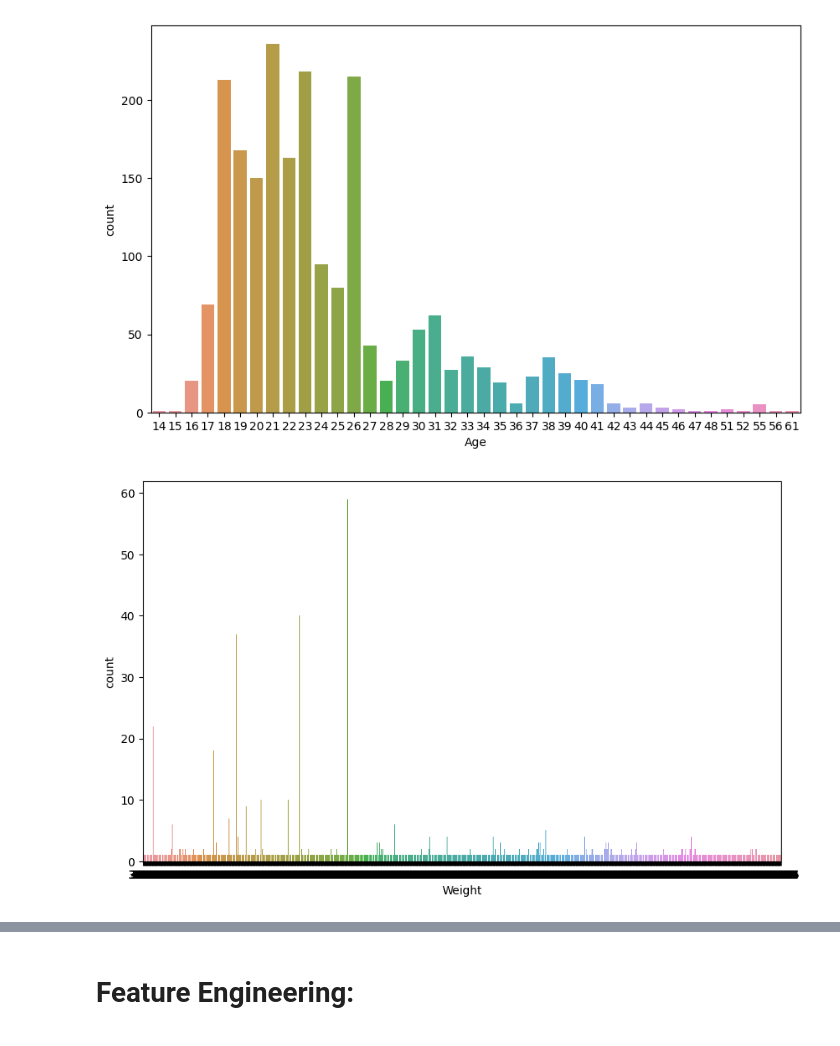
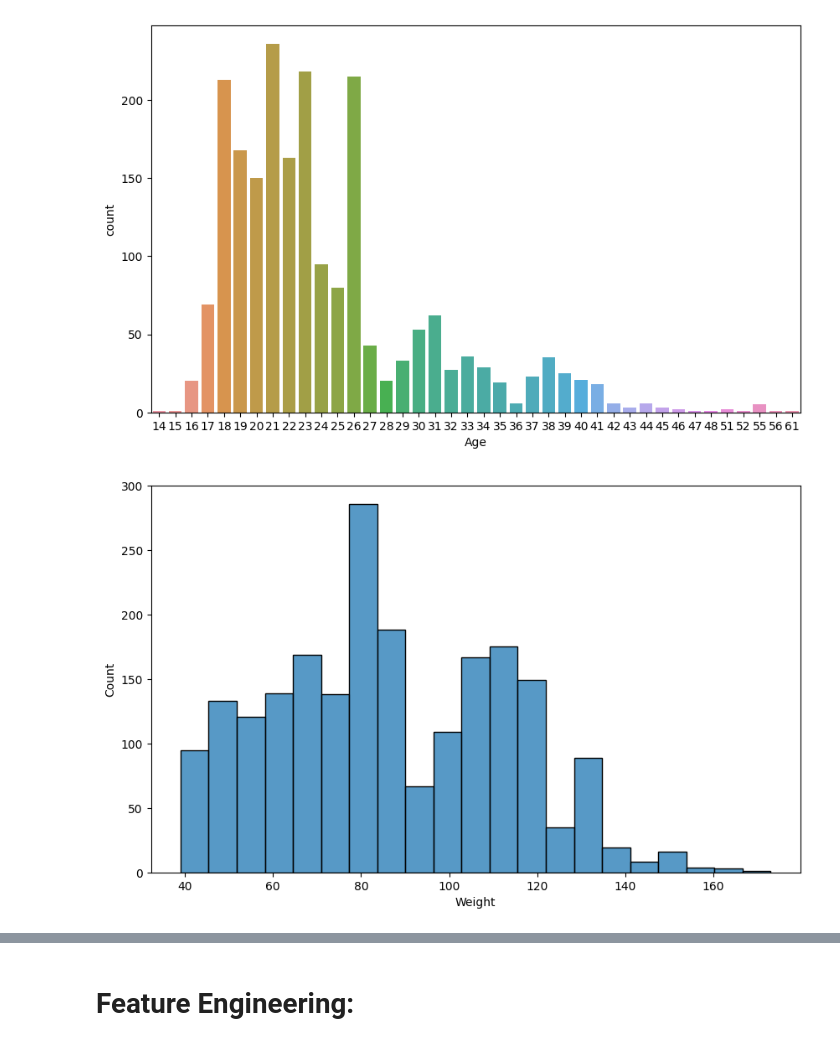
Before and after one commit to hasnainnqv/Obesity-Predictor, a Jupyter notebook: obesity_predictor.ipynb, the cells around one changed output, grey strips where cells are left out. Cells and saved outputs as stored; diff of their text form; code cells hidden in the pictures.

```diff
--- a/obesity_predictor.ipynb
+++ b/obesity_predictor.ipynb
@@ -261,7 +307,7 @@ plt.show()
 [figure]
 # %%
 plt.figure(figsize=(10, 6))
-sns.countplot(x="Weight", data=dataset)
+sns.histplot(x="Weight", data=dataset)
 plt.show()
 # %% [output]
-[figure, old version]
+[figure, new version]
```
Also changed, not shown: parts of 116 cells of this notebook.
